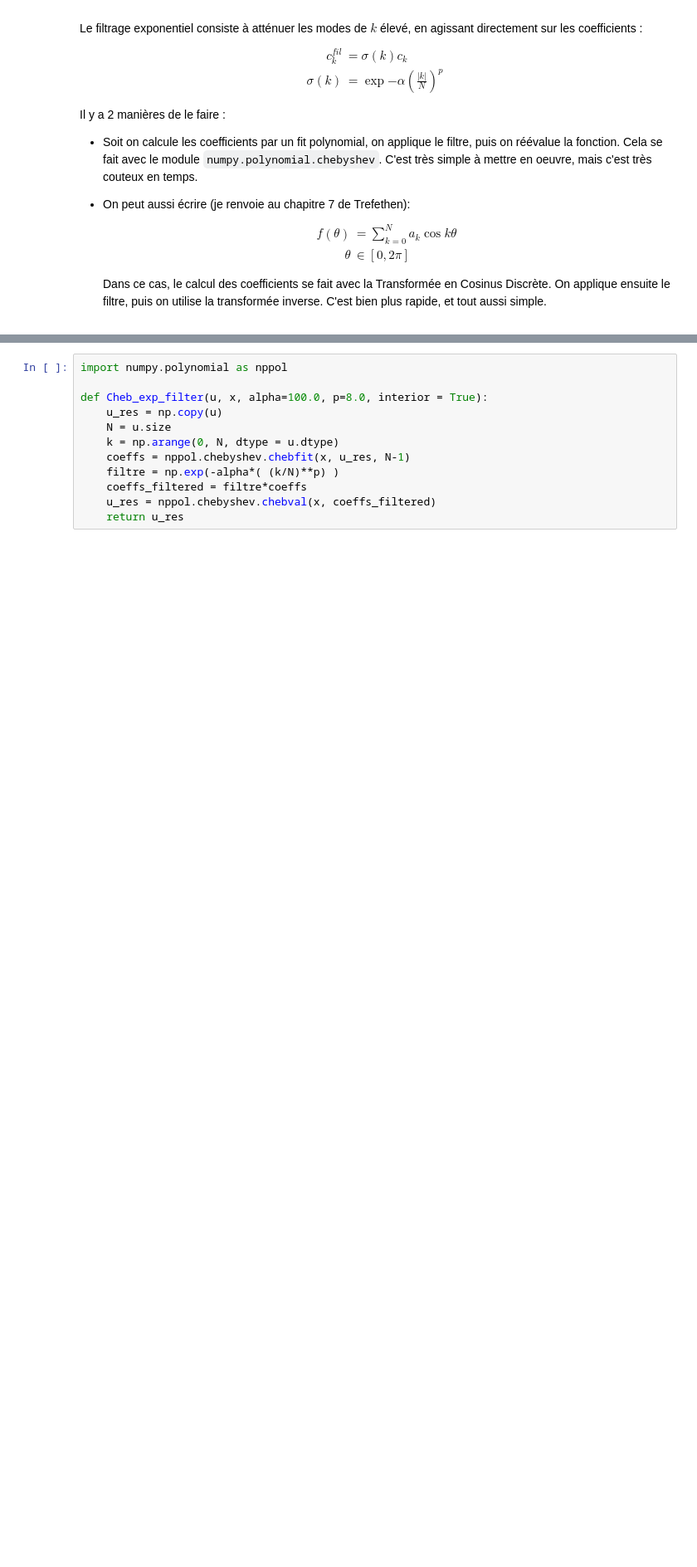
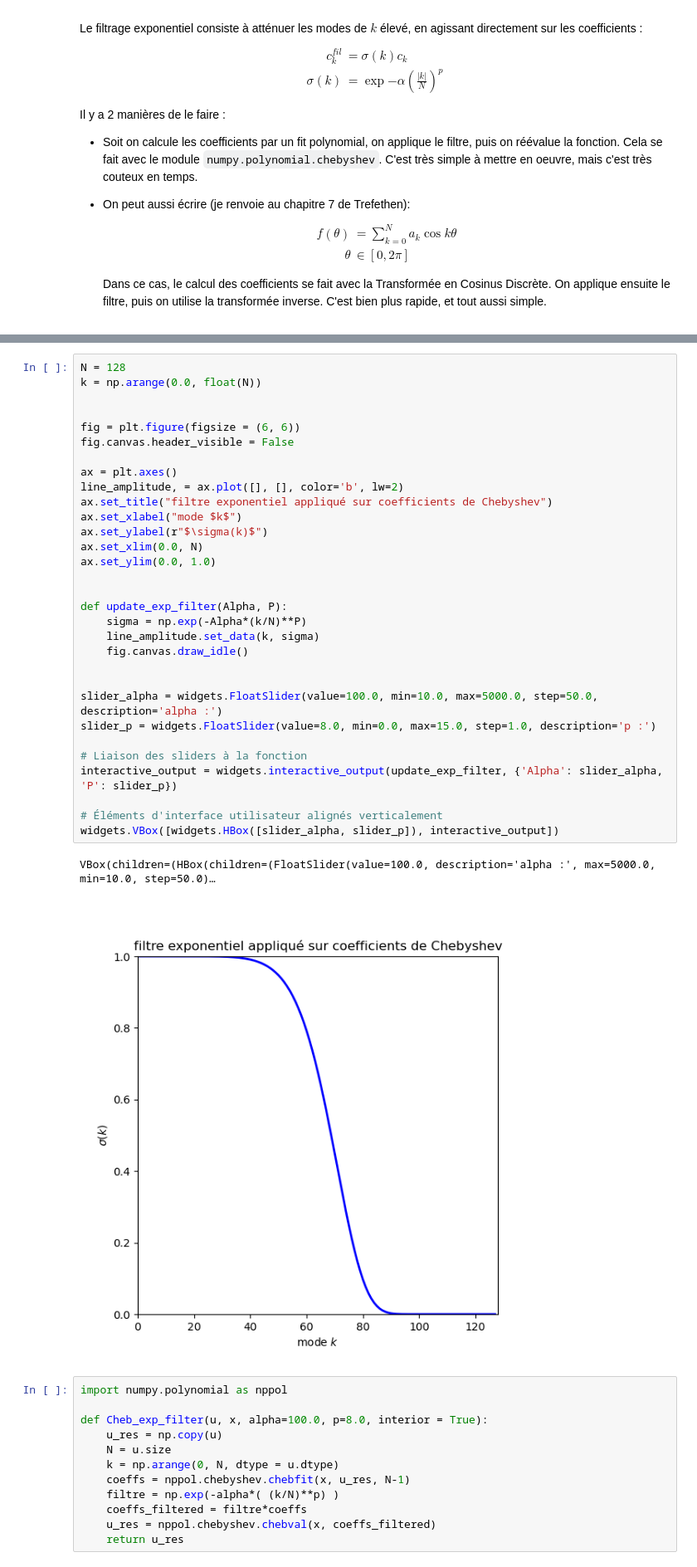
Before and after one commit to personne30003/pyTQG, a Jupyter notebook: Proto_notebooks/De-aliasing.ipynb, the cells around one changed output, grey strips where cells are left out. Shown at 83% size. Cells and saved outputs as stored; diff of their text form; blank space fills up the shorter version.

```diff
--- a/Proto_notebooks/De-aliasing.ipynb
+++ b/Proto_notebooks/De-aliasing.ipynb
@@ -154,3 +158,37 @@ Text(0, 0.5, 'y')
+# %%
+N = 128
+k = np.arange(0.0, float(N))
+
+
+fig = plt.figure(figsize = (6, 6))
+fig.canvas.header_visible = False
+
+ax = plt.axes()
+line_amplitude, = ax.plot([], [], color='b', lw=2)
+ax.set_title("filtre exponentiel appliqué sur coefficients de Chebyshev")
+ax.set_xlabel("mode $k$")
+ax.set_ylabel(r"$\sigma(k)$")
+ax.set_xlim(0.0, N)
+ax.set_ylim(0.0, 1.0)
+
+
+def update_exp_filter(Alpha, P):
+    sigma = np.exp(-Alpha*(k/N)**P)
+    line_amplitude.set_data(k, sigma)
+    fig.canvas.draw_idle()
+
+
+slider_alpha = widgets.FloatSlider(value=100.0, min=10.0, max=5000.0, step=50.0, description='alpha :')
+slider_p = widgets.FloatSlider(value=8.0, min=0.0, max=15.0, step=1.0, description='p :')
+
+# Liaison des sliders à la fonction
+interactive_output = widgets.interactive_output(update_exp_filter, {'Alpha': slider_alpha, 'P': slider_p})
+
+# Éléments d'interface utilisateur alignés verticalement
+widgets.VBox([widgets.HBox([slider_alpha, slider_p]), interactive_output])
+# %% [output]
+VBox(children=(HBox(children=(FloatSlider(value=100.0, description='alpha :', max=5000.0, min=10.0, step=50.0)…
+[figure, added]
 # %%
 import numpy.polynomial as nppol
 
```
Also changed, not shown: parts of 9 cells of this notebook, 10 other files.
